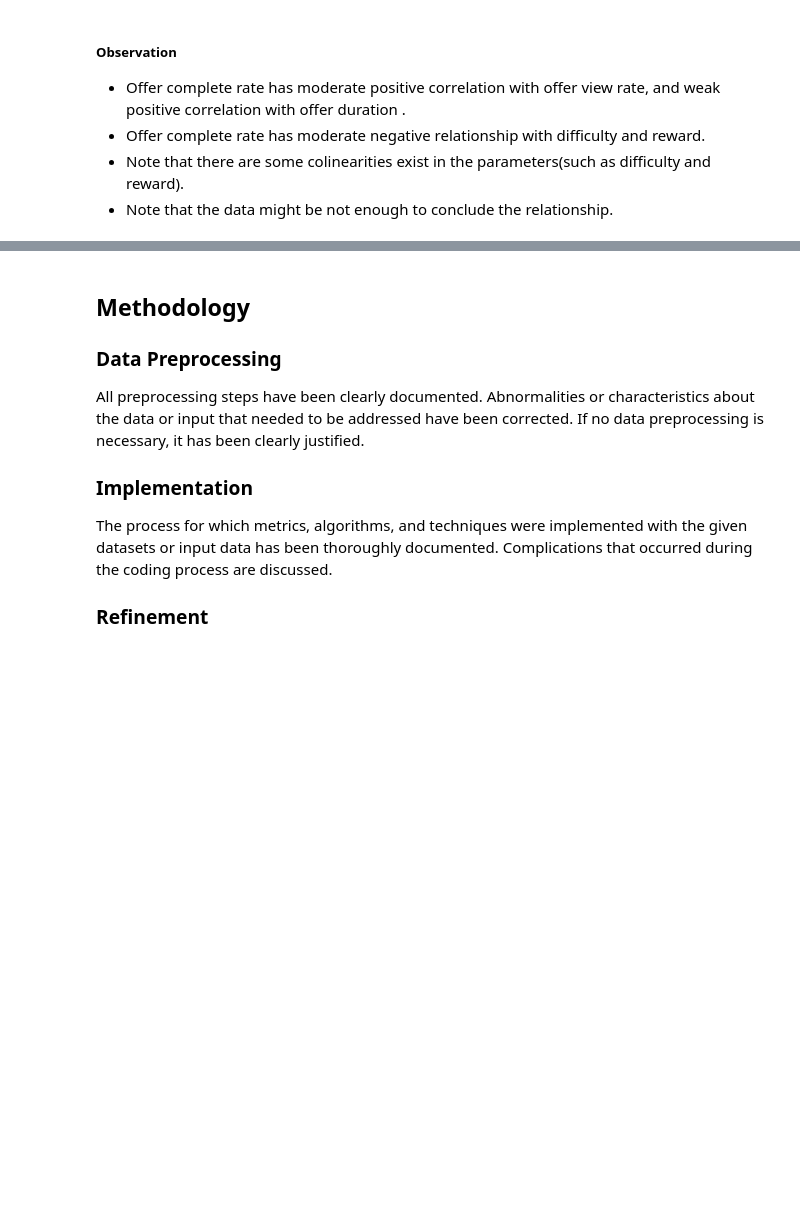
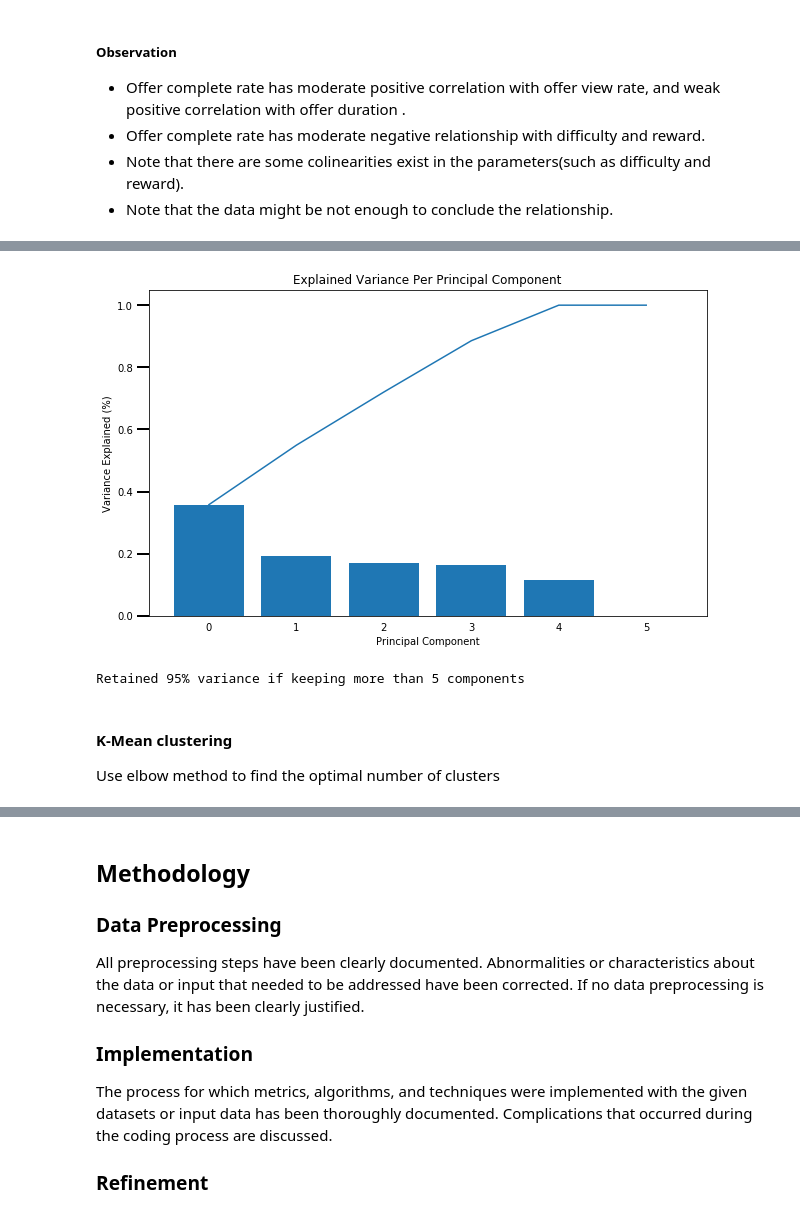
Before and after one commit to alankashiwa/starbucks-capstone-challenge, a Jupyter notebook: Starbucks_Capstone_notebook.ipynb, the cells around one changed output, grey strips where cells are left out. Drawn from its saved outputs; the diff is of its cells as text; code cells hidden in the pictures; blank space fills up the shorter version.

```diff
--- a/Starbucks_Capstone_notebook.ipynb
+++ b/Starbucks_Capstone_notebook.ipynb
@@ -1000,0 +1083,18 @@ profile_clean
+# %%
+# All components
+pca = PCA()
+df_Q2_pca = pca.fit(df_Q2_cluster)
+
+# Feature conversion matrix
+dimensions = ['Dimension {}'.format(i) for i in range(1, len(pca.components_)+1)]
+components = pd.DataFrame(np.round(pca.components_, 4), columns = df_Q2_cluster.keys())
+components.index = dimensions
+
+# Proportion of explained variance of new components
+ratios = df_Q2_pca.explained_variance_ratio_.reshape(len(pca.components_), 1)
+variance_ratios = pd.DataFrame(np.round(ratios, 4), columns = ['Explained Variance'])
+variance_ratios.index = dimensions
+
+# PCA result: Feature conversion matrix + Explained variance
+pca_result = pd.concat([variance_ratios, components], axis=1)
+pca_result.head()
@@ -1000,0 +1108,25 @@ profile_clean
+# %%
+# Scree plot
+num_components = len(df_Q2_pca.explained_variance_ratio_)
+ind = np.arange(num_components)
+vals = df_Q2_pca.explained_variance_ratio_
+
+plt.figure(figsize=(10, 6))
+ax = plt.subplot(111)
+cumvals = np.cumsum(vals)
+ax.bar(ind, vals)
+ax.plot(ind, cumvals)
+for i in range(num_components):
+    ax.xaxis.set_tick_params(width=0)
+    ax.yaxis.set_tick_params(width=2, length=12)
+    ax.set_xlabel("Principal Component")
+    ax.set_ylabel("Variance Explained (%)")
+    plt.title("Explained Variance Per Principal Component")
+# %% [output]
+[figure, added]
+# %%
+# Number of component to keep
+n_keep = np.argwhere(cumvals>0.95)[0][0] + 1
+print('Retained 95% variance if keeping more than {} components'.format(n_keep))
+# %% [output]
+Retained 95% variance if keeping more than 5 components
@@ -1000,0 +1139,3 @@ profile_clean
+# %% [markdown]
+#### K-Mean clustering
+Use elbow method to find the optimal number of clusters
```
Also changed, not shown: parts of 72 cells of this notebook.
